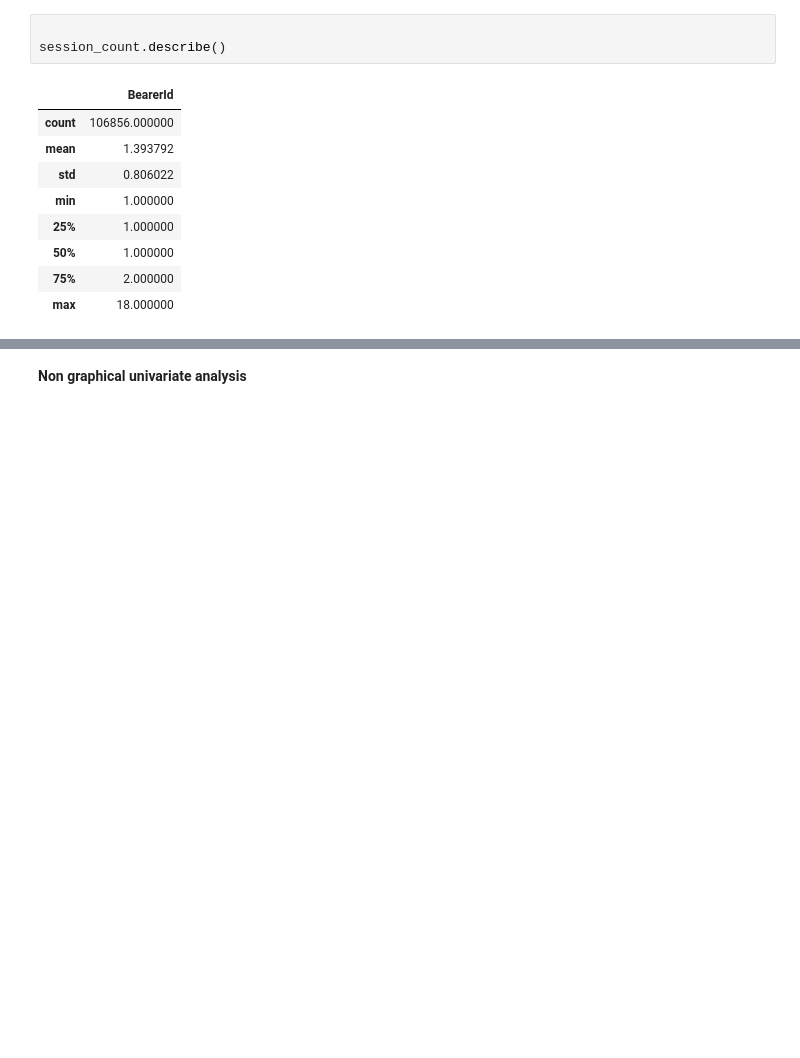
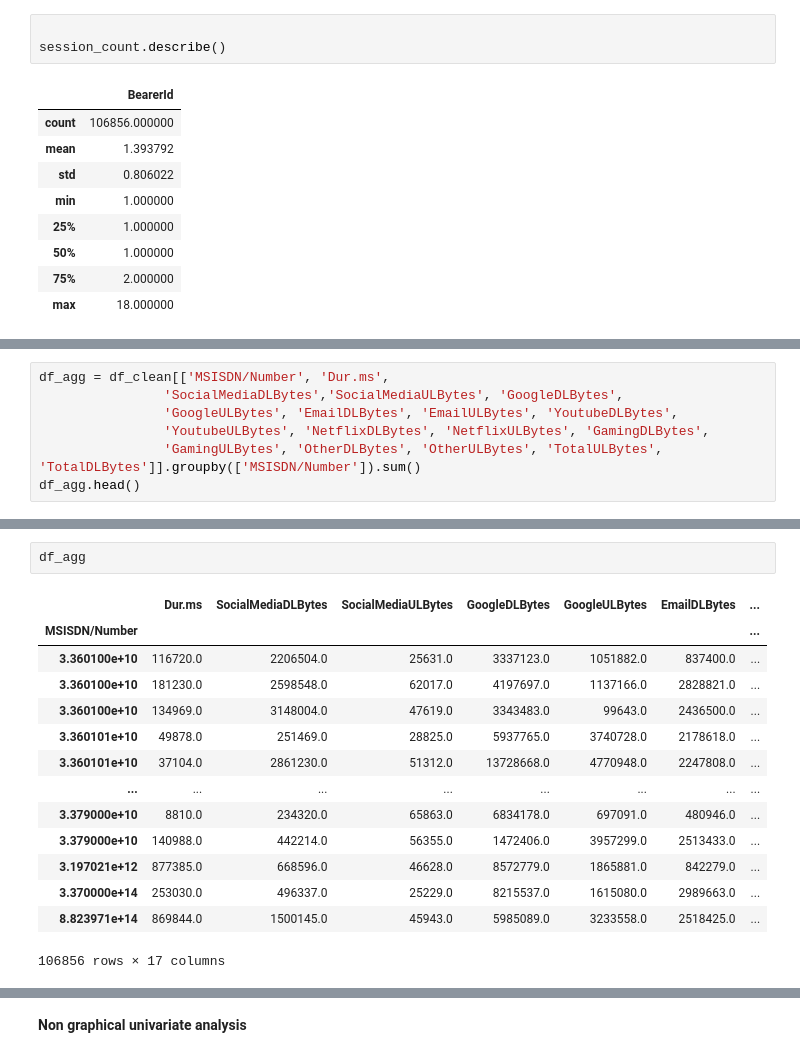
Before and after one commit to bhirwa/User-analytics-in-the-Telecom-Industry, a Jupyter notebook: notebook1.ipynb, the cells around one changed output, grey strips where cells are left out. Drawn from its saved outputs; the diff is of its cells as text; blank space fills up the shorter version.

```diff
--- a/notebook1.ipynb
+++ b/notebook1.ipynb
@@ -443,0 +575,7 @@ session_count.describe()
+# %%
+df_agg = df_clean[['MSISDN/Number', 'Dur.ms',
+                'SocialMediaDLBytes','SocialMediaULBytes', 'GoogleDLBytes',
+                'GoogleULBytes', 'EmailDLBytes', 'EmailULBytes', 'YoutubeDLBytes',
+                'YoutubeULBytes', 'NetflixDLBytes', 'NetflixULBytes', 'GamingDLBytes',
+                'GamingULBytes', 'OtherDLBytes', 'OtherULBytes', 'TotalULBytes', 'TotalDLBytes']].groupby(['MSISDN/Number']).sum()
+df_agg.head()
@@ -443,0 +606,17 @@ session_count.describe()
+# %%
+df_agg
+# %% [output]
+|  | Dur.ms | SocialMediaDLBytes | SocialMediaULBytes | GoogleDLBytes | GoogleULBytes | EmailDLBytes | ... |
+| MSISDN/Number |  |  |  |  |  |  | ... |
+| 3.360100e+10 | 116720.0 | 2206504.0 | 25631.0 | 3337123.0 | 1051882.0 | 837400.0 | ... |
+| 3.360100e+10 | 181230.0 | 2598548.0 | 62017.0 | 4197697.0 | 1137166.0 | 2828821.0 | ... |
+| 3.360100e+10 | 134969.0 | 3148004.0 | 47619.0 | 3343483.0 | 99643.0 | 2436500.0 | ... |
+| 3.360101e+10 | 49878.0 | 251469.0 | 28825.0 | 5937765.0 | 3740728.0 | 2178618.0 | ... |
+| 3.360101e+10 | 37104.0 | 2861230.0 | 51312.0 | 13728668.0 | 4770948.0 | 2247808.0 | ... |
+| ... | ... | ... | ... | ... | ... | ... | ... |
+| 3.379000e+10 | 8810.0 | 234320.0 | 65863.0 | 6834178.0 | 697091.0 | 480946.0 | ... |
+| 3.379000e+10 | 140988.0 | 442214.0 | 56355.0 | 1472406.0 | 3957299.0 | 2513433.0 | ... |
+| 3.197021e+12 | 877385.0 | 668596.0 | 46628.0 | 8572779.0 | 1865881.0 | 842279.0 | ... |
+| 3.370000e+14 | 253030.0 | 496337.0 | 25229.0 | 8215537.0 | 1615080.0 | 2989663.0 | ... |
+| 8.823971e+14 | 869844.0 | 1500145.0 | 45943.0 | 5985089.0 | 3233558.0 | 2518425.0 | ... |
+106856 rows × 17 columns
```
Also changed, not shown: parts of 53 cells of this notebook.
